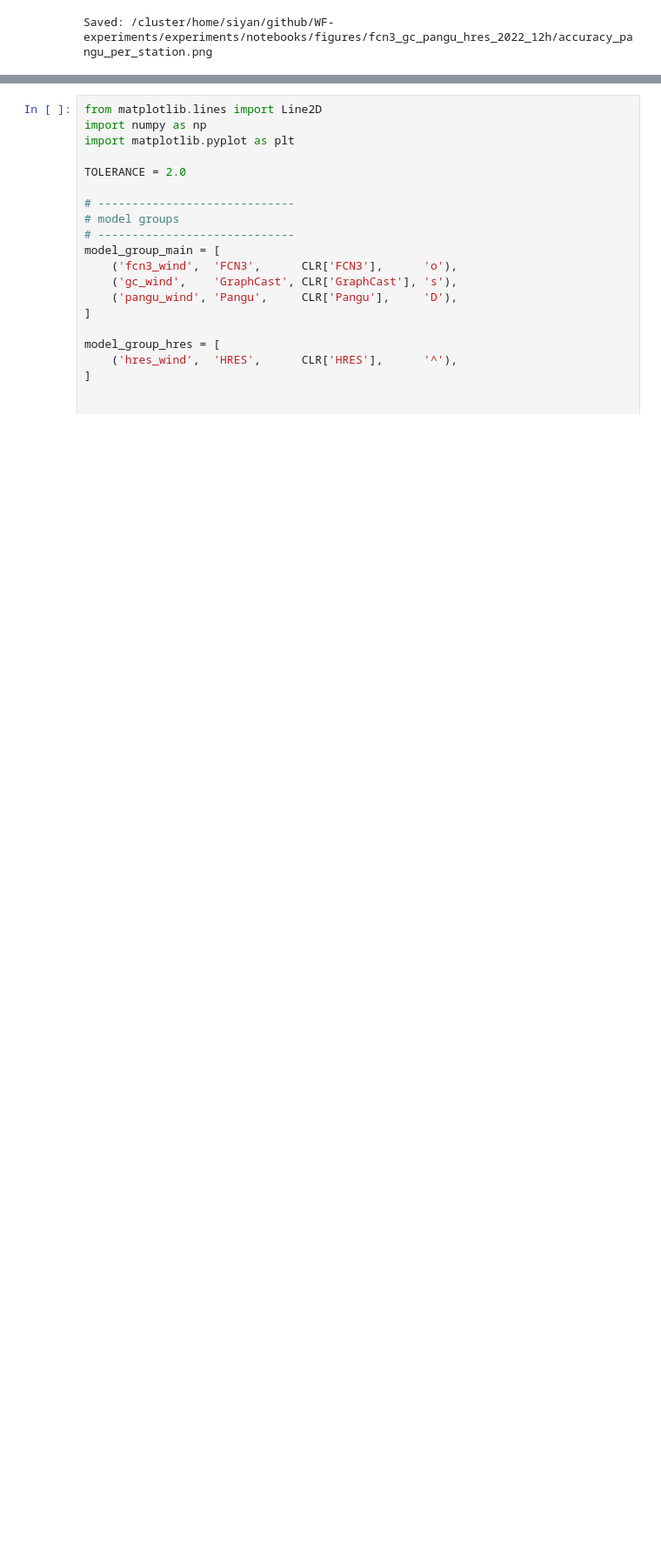
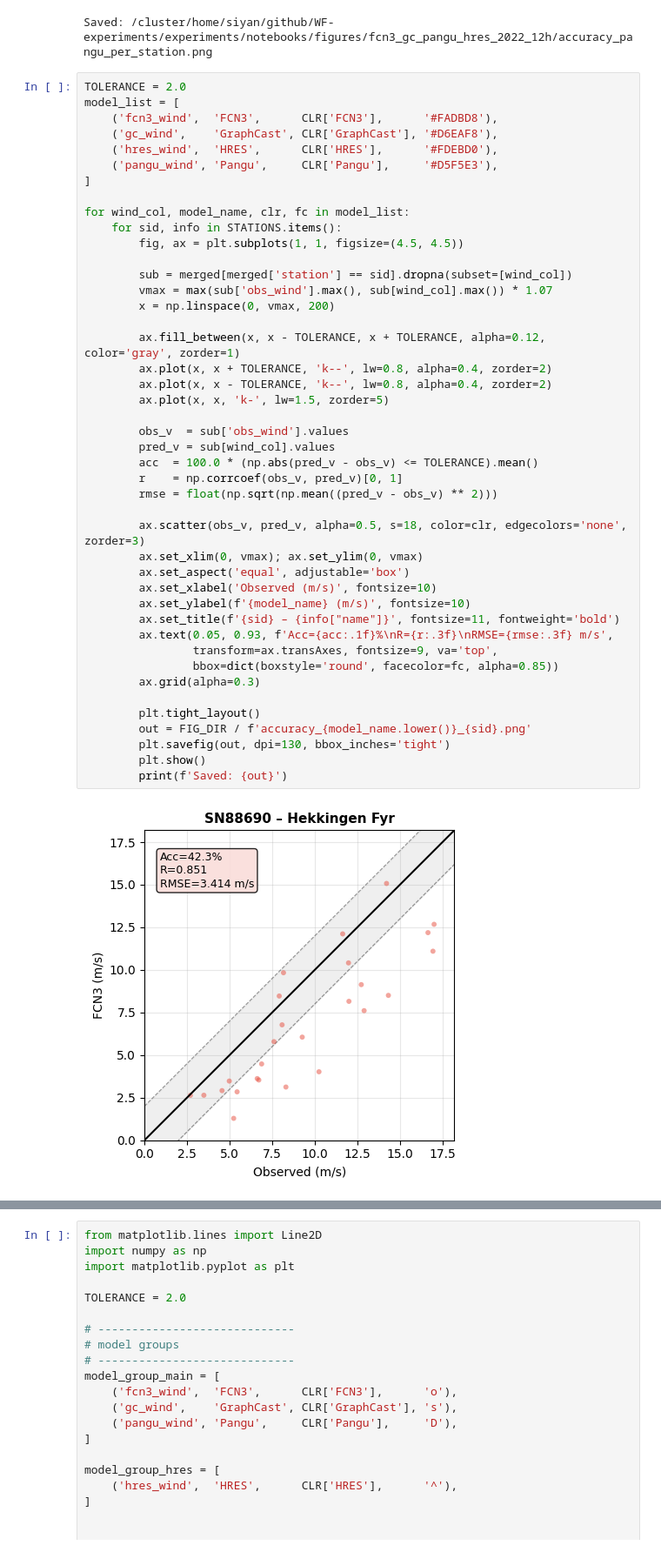
Before and after one commit to chensy618/WF-experiments, a Jupyter notebook: experiments/notebooks/comparison_fcn3_graphcast_pangu_hres_obs_2022.ipynb, the cells around one changed output, grey strips where cells are left out. Shown at 87% size. Saved outputs shown, nothing was run; the diff lists cells and outputs as text; blank space fills up the shorter version.

Commit message:
add new figures

```diff
--- a/experiments/notebooks/comparison_fcn3_graphcast_pangu_hres_obs_2022.ipynb
+++ b/experiments/notebooks/comparison_fcn3_graphcast_pangu_hres_obs_2022.ipynb
@@ -780,3 +780,49 @@ Saved: /cluster/home/siyan/github/WF-experiments/experiments/notebooks/figures/f
 Saved: /cluster/home/siyan/github/WF-experiments/experiments/notebooks/figures/fcn3_gc_pangu_hres_2022_12h/accuracy_hres_per_station.png
 [figure]
 Saved: /cluster/home/siyan/github/WF-experiments/experiments/notebooks/figures/fcn3_gc_pangu_hres_2022_12h/accuracy_pangu_per_station.png
+# %%
+TOLERANCE = 2.0
+model_list = [
+    ('fcn3_wind',  'FCN3',      CLR['FCN3'],      '#FADBD8'),
+    ('gc_wind',    'GraphCast', CLR['GraphCast'], '#D6EAF8'),
+    ('hres_wind',  'HRES',      CLR['HRES'],      '#FDEBD0'),
+    ('pangu_wind', 'Pangu',     CLR['Pangu'],     '#D5F5E3'),
+]
+
+for wind_col, model_name, clr, fc in model_list:
+    for sid, info in STATIONS.items():
+        fig, ax = plt.subplots(1, 1, figsize=(4.5, 4.5))
+
+        sub = merged[merged['station'] == sid].dropna(subset=[wind_col])
+        vmax = max(sub['obs_wind'].max(), sub[wind_col].max()) * 1.07
+        x = np.linspace(0, vmax, 200)
+
+        ax.fill_between(x, x - TOLERANCE, x + TOLERANCE, alpha=0.12, color='gray', zorder=1)
+        ax.plot(x, x + TOLERANCE, 'k--', lw=0.8, alpha=0.4, zorder=2)
+        ax.plot(x, x - TOLERANCE, 'k--', lw=0.8, alpha=0.4, zorder=2)
+        ax.plot(x, x, 'k-', lw=1.5, zorder=5)
+
+        obs_v  = sub['obs_wind'].values
+        pred_v = sub[wind_col].values
+        acc  = 100.0 * (np.abs(pred_v - obs_v) <= TOLERANCE).mean()
+        r    = np.corrcoef(obs_v, pred_v)[0, 1]
+        rmse = float(np.sqrt(np.mean((pred_v - obs_v) ** 2)))
+
+        ax.scatter(obs_v, pred_v, alpha=0.5, s=18, color=clr, edgecolors='none', zorder=3)
+        ax.set_xlim(0, vmax); ax.set_ylim(0, vmax)
+        ax.set_aspect('equal', adjustable='box')
+        ax.set_xlabel('Observed (m/s)', fontsize=10)
+        ax.set_ylabel(f'{model_name} (m/s)', fontsize=10)
+        ax.set_title(f'{sid} – {info["name"]}', fontsize=11, fontweight='bold')
+        ax.text(0.05, 0.93, f'Acc={acc:.1f}%\nR={r:.3f}\nRMSE={rmse:.3f} m/s',
+                transform=ax.transAxes, fontsize=9, va='top',
+                bbox=dict(boxstyle='round', facecolor=fc, alpha=0.85))
+        ax.grid(alpha=0.3)
+
+        plt.tight_layout()
+        out = FIG_DIR / f'accuracy_{model_name.lower()}_{sid}.png'
+        plt.savefig(out, dpi=130, bbox_inches='tight')
+        plt.show()
+        print(f'Saved: {out}')
+# %% [output]
+[figure, added]
```
Also changed, not shown: parts of 1 cell of this notebook, 26 other files.
